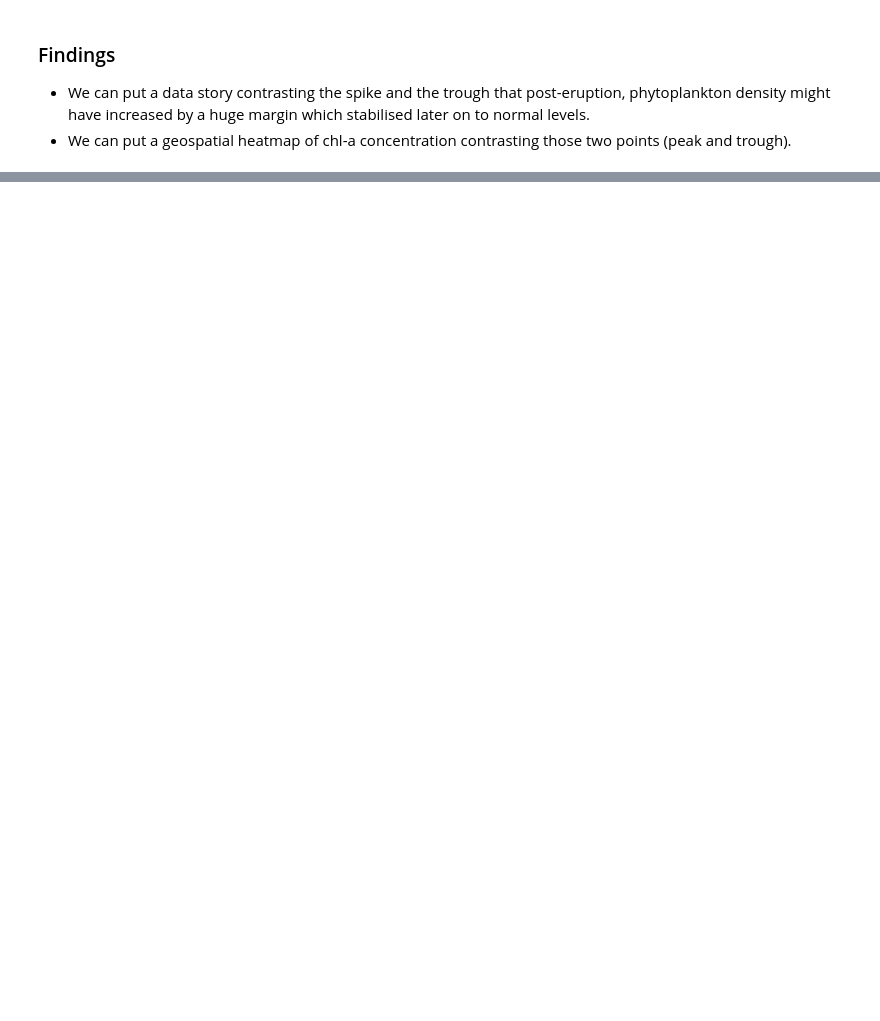
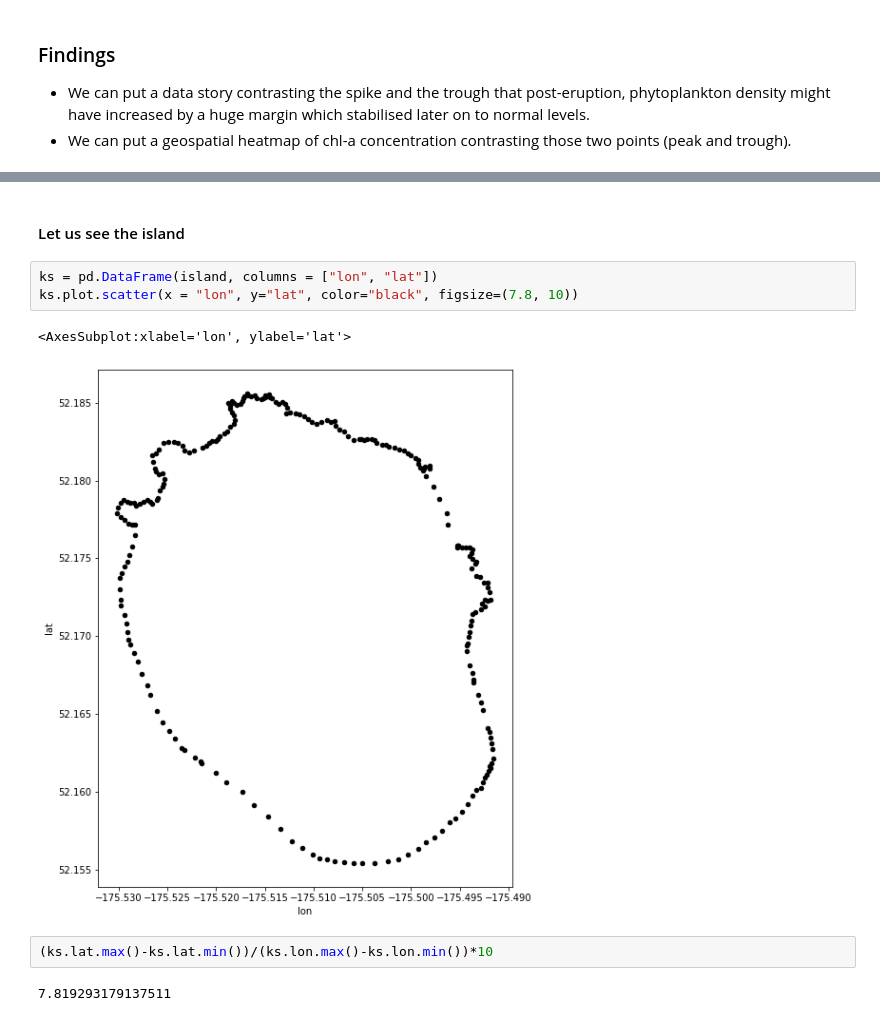
Before and after one commit to ayushanand18/kasatochi-island, a Jupyter notebook: notebooks/findings/chlorophyll-a-time-series.ipynb, the cells around one changed output, grey strips where cells are left out. Cells and saved outputs as stored; diff of their text form; blank space fills up the shorter version.

```diff
--- a/notebooks/findings/chlorophyll-a-time-series.ipynb
+++ b/notebooks/findings/chlorophyll-a-time-series.ipynb
@@ -179,0 +404,12 @@ plt.show()
+# %% [markdown]
+#### Let us see the island
+# %%
+ks = pd.DataFrame(island, columns = ["lon", "lat"])
+ks.plot.scatter(x = "lon", y="lat", color="black", figsize=(7.8, 10))
+# %% [output]
+<AxesSubplot:xlabel='lon', ylabel='lat'>
+[figure, added]
+# %%
+(ks.lat.max()-ks.lat.min())/(ks.lon.max()-ks.lon.min())*10
+# %% [output]
+7.819293179137511
```
Also changed, not shown: parts of 13 cells of this notebook.
